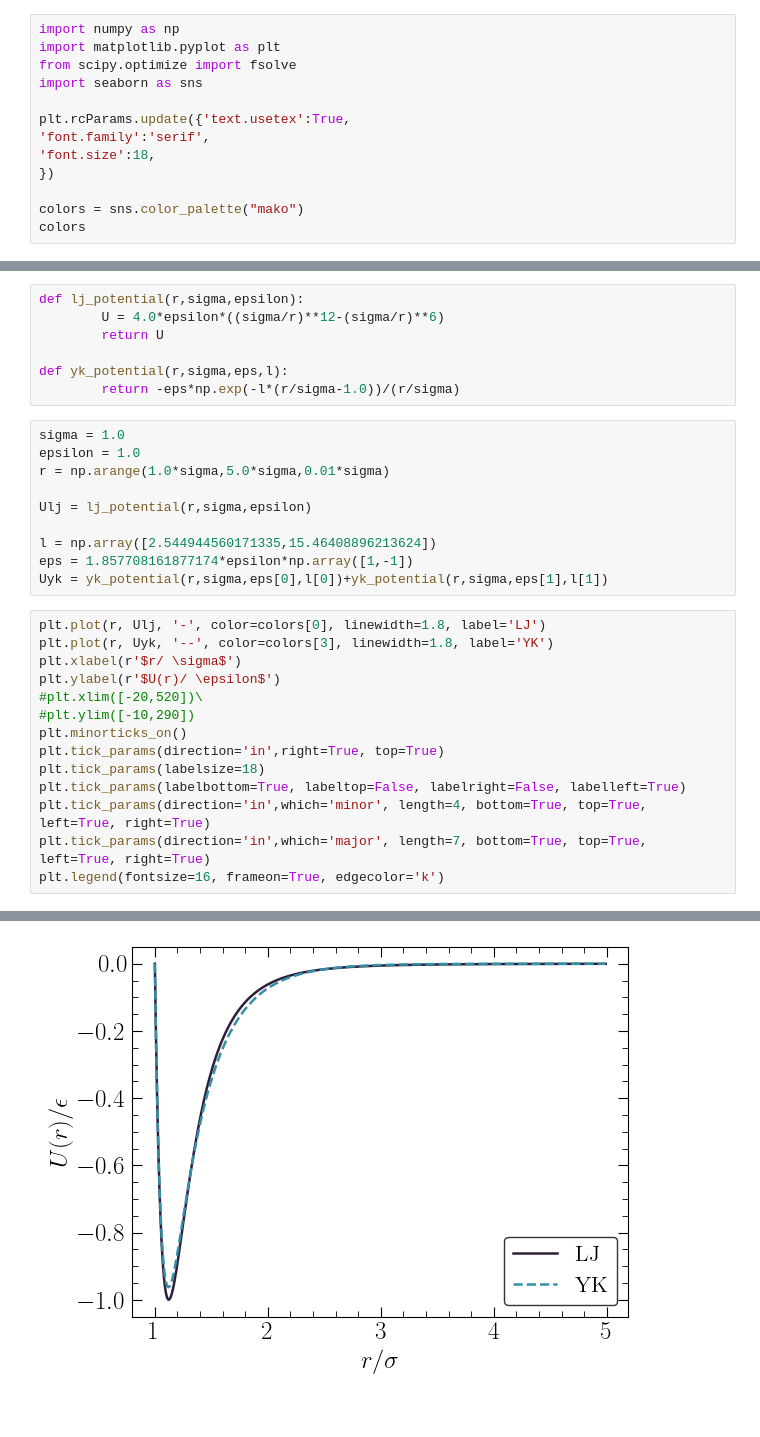
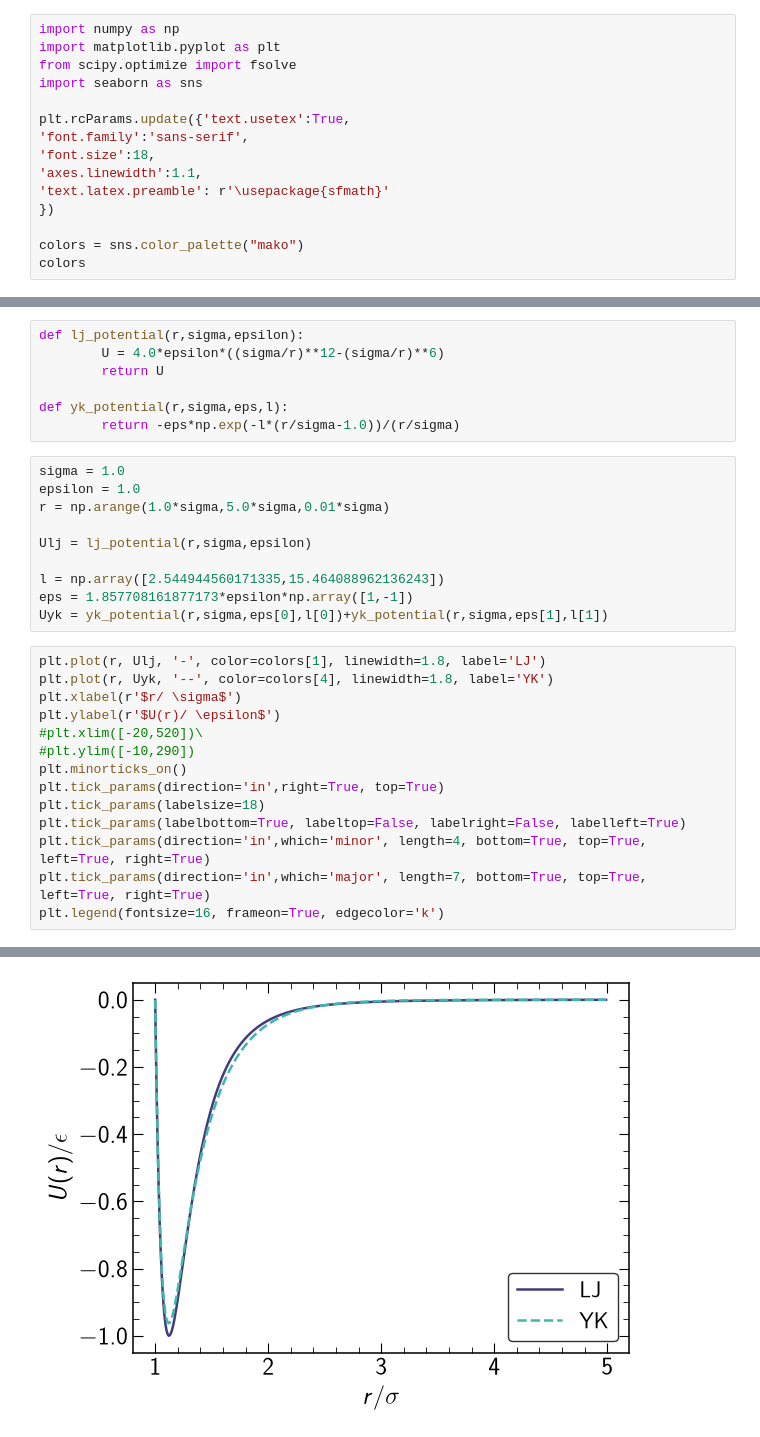
Before and after one commit to lucas-j-santos/LJS-cDFT, a Jupyter notebook: examples/lj2yk.ipynb, the cells around one changed output, grey strips where cells are left out. Cells and saved outputs as stored; diff of their text form.

```diff
--- a/examples/lj2yk.ipynb
+++ b/examples/lj2yk.ipynb
@@ -5,8 +5,10 @@ from scipy.optimize import fsolve
 import seaborn as sns
 
 plt.rcParams.update({'text.usetex':True,
-'font.family':'serif',
+'font.family':'sans-serif',
 'font.size':18,
+'axes.linewidth':1.1,
+'text.latex.preamble': r'\usepackage{sfmath}'
 })
 
 colors = sns.color_palette("mako")
@@ -70,23 +72,23 @@ r = np.arange(1.0*sigma,5.0*sigma,0.01*sigma)
 
 Ulj = lj_potential(r,sigma,epsilon)
 
-l = np.array([2.544944560171335,15.46408896213624])
-eps = 1.857708161877174*epsilon*np.array([1,-1])
+l = np.array([2.544944560171335,15.464088962136243])
+eps = 1.857708161877173*epsilon*np.array([1,-1])
 Uyk = yk_potential(r,sigma,eps[0],l[0])+yk_potential(r,sigma,eps[1],l[1])
 # %%
-plt.plot(r, Ulj, '-', color=colors[0], linewidth=1.8, label='LJ')
-plt.plot(r, Uyk, '--', color=colors[3], linewidth=1.8, label='YK')
+plt.plot(r, Ulj, '-', color=colors[1], linewidth=1.8, label='LJ')
+plt.plot(r, Uyk, '--', color=colors[4], linewidth=1.8, label='YK')
 plt.xlabel(r'$r/ \sigma$')
 plt.ylabel(r'$U(r)/ \epsilon$')
 #plt.xlim([-20,520])\
 #plt.ylim([-10,290])
 plt.minorticks_on()
 plt.tick_params(direction='in',right=True, top=True)
 plt.tick_params(labelsize=18)
 plt.tick_params(labelbottom=True, labeltop=False, labelright=False, labelleft=True)
 plt.tick_params(direction='in',which='minor', length=4, bottom=True, top=True, left=True, right=True)
 plt.tick_params(direction='in',which='major', length=7, bottom=True, top=True, left=True, right=True)
 plt.legend(fontsize=16, frameon=True, edgecolor='k')
 # %% [output]
 <matplotlib.legend.Legend at 0x...>
-[figure, old version]
+[figure, new version]
```
Also changed, not shown: parts of 1 cell of this notebook, 1 other file.
